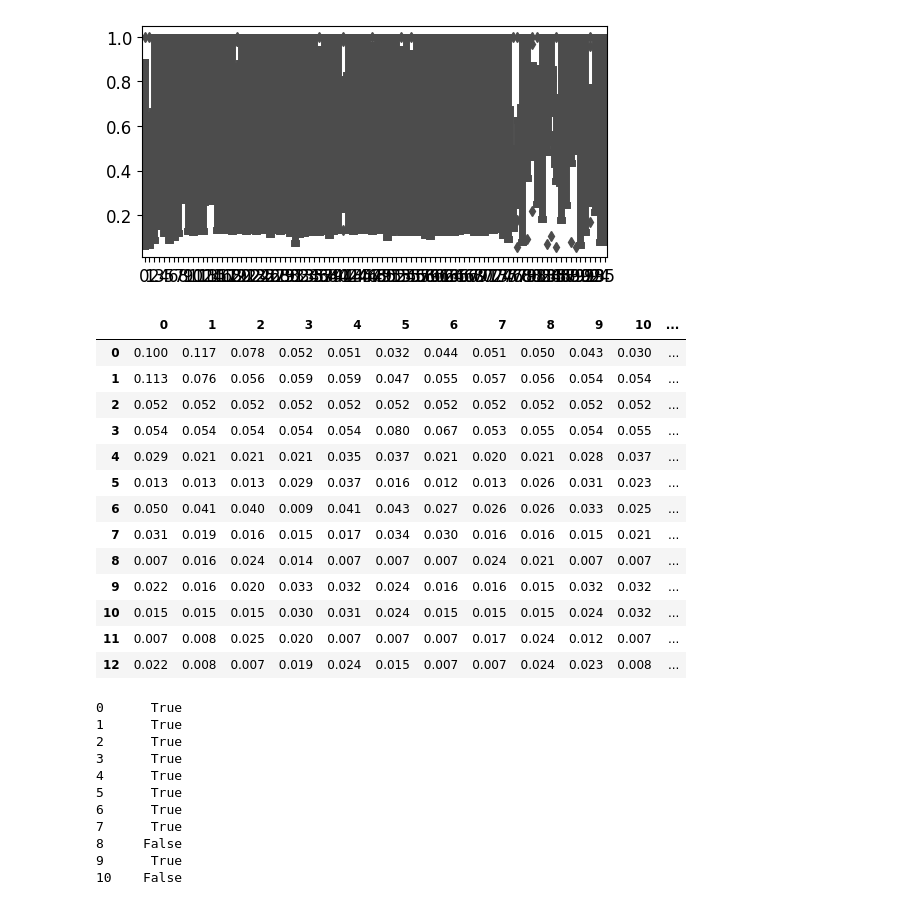
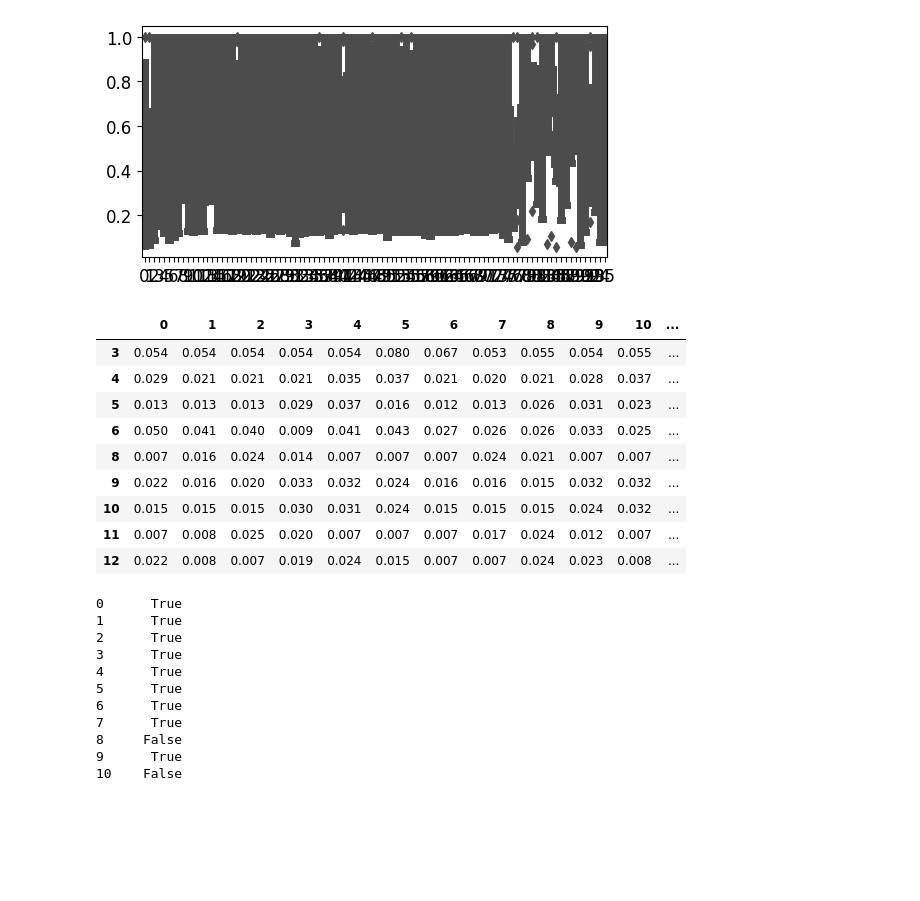
Before and after one commit to formegusto/pattern-recognition, a Jupyter notebook: 07.Distribution.ipynb, the cells around one changed output. Cells and saved outputs as stored; diff of their text form; code cells hidden in the pictures; blank space fills up the shorter version.

```diff
--- a/07.Distribution.ipynb
+++ b/07.Distribution.ipynb
@@ -324,30 +322,30 @@ datas
 del datas['level_0']
 del datas['index']
 # %%
-quartile_1 = datas.quantile(0.25)
-quartile_3 = datas.quantile(0.75)
+pureDatas = datas[datas.columns.difference(['date', 'year', 'month', 'day'])]
+
+quartile_1 = np.percentile(pureDatas, 25)
+quartile_3 = np.percentile(pureDatas, 75)
 
 quartile_1
 quartile_3
 
 IQR = quartile_3 - quartile_1
 IQR
 
-condition = (datas < (quartile_1 - 1.5 * IQR)) | (datas > (quartile_3 + 1.5 * IQR))
+condition = (pureDatas < (quartile_1 - 1.5 * IQR)) | (pureDatas > (quartile_3 + 1.5 * IQR))
 condition = condition.any(axis=1)
 condition
-datas.drop(datas[condition].index)
-datas
+pureDatas.drop(pureDatas[condition].index)
+# pureDatas
+
+# pureDatas[condition]
 # %% [output]
 |  | 0 | 1 | 2 | 3 | 4 | 5 | 6 | 7 | 8 | 9 | 10 | ... |
-| 0 | 0.100 | 0.117 | 0.078 | 0.052 | 0.051 | 0.032 | 0.044 | 0.051 | 0.050 | 0.043 | 0.030 | ... |
-| 1 | 0.113 | 0.076 | 0.056 | 0.059 | 0.059 | 0.047 | 0.055 | 0.057 | 0.056 | 0.054 | 0.054 | ... |
-| 2 | 0.052 | 0.052 | 0.052 | 0.052 | 0.052 | 0.052 | 0.052 | 0.052 | 0.052 | 0.052 | 0.052 | ... |
 | 3 | 0.054 | 0.054 | 0.054 | 0.054 | 0.054 | 0.080 | 0.067 | 0.053 | 0.055 | 0.054 | 0.055 | ... |
 | 4 | 0.029 | 0.021 | 0.021 | 0.021 | 0.035 | 0.037 | 0.021 | 0.020 | 0.021 | 0.028 | 0.037 | ... |
 | 5 | 0.013 | 0.013 | 0.013 | 0.029 | 0.037 | 0.016 | 0.012 | 0.013 | 0.026 | 0.031 | 0.023 | ... |
 | 6 | 0.050 | 0.041 | 0.040 | 0.009 | 0.041 | 0.043 | 0.027 | 0.026 | 0.026 | 0.033 | 0.025 | ... |
-| 7 | 0.031 | 0.019 | 0.016 | 0.015 | 0.017 | 0.034 | 0.030 | 0.016 | 0.016 | 0.015 | 0.021 | ... |
 | 8 | 0.007 | 0.016 | 0.024 | 0.014 | 0.007 | 0.007 | 0.007 | 0.024 | 0.021 | 0.007 | 0.007 | ... |
 | 9 | 0.022 | 0.016 | 0.020 | 0.033 | 0.032 | 0.024 | 0.016 | 0.016 | 0.015 | 0.032 | 0.032 | ... |
 | 10 | 0.015 | 0.015 | 0.015 | 0.030 | 0.031 | 0.024 | 0.015 | 0.015 | 0.015 | 0.024 | 0.032 | ... |
```
Also changed, not shown: parts of 12 cells of this notebook.
